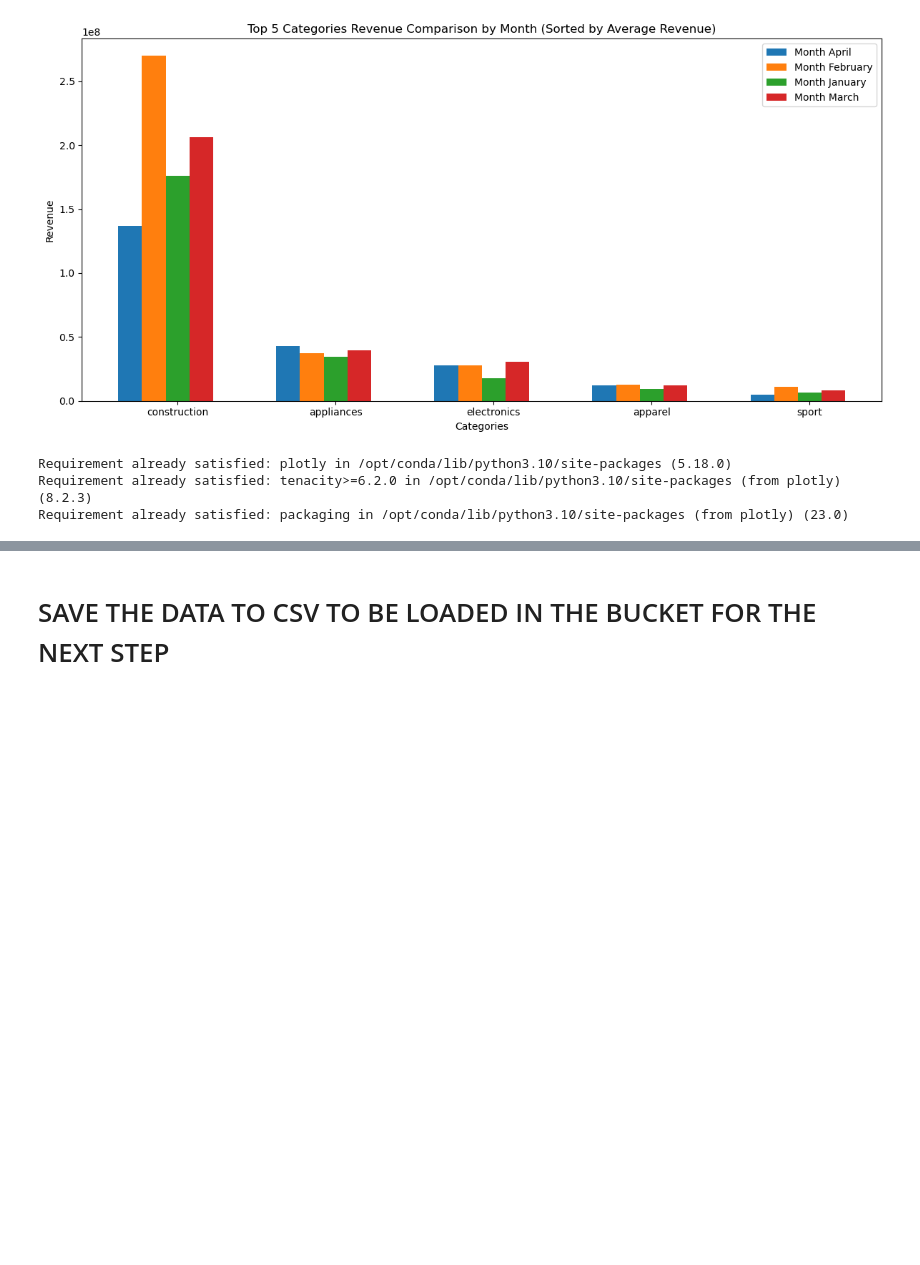
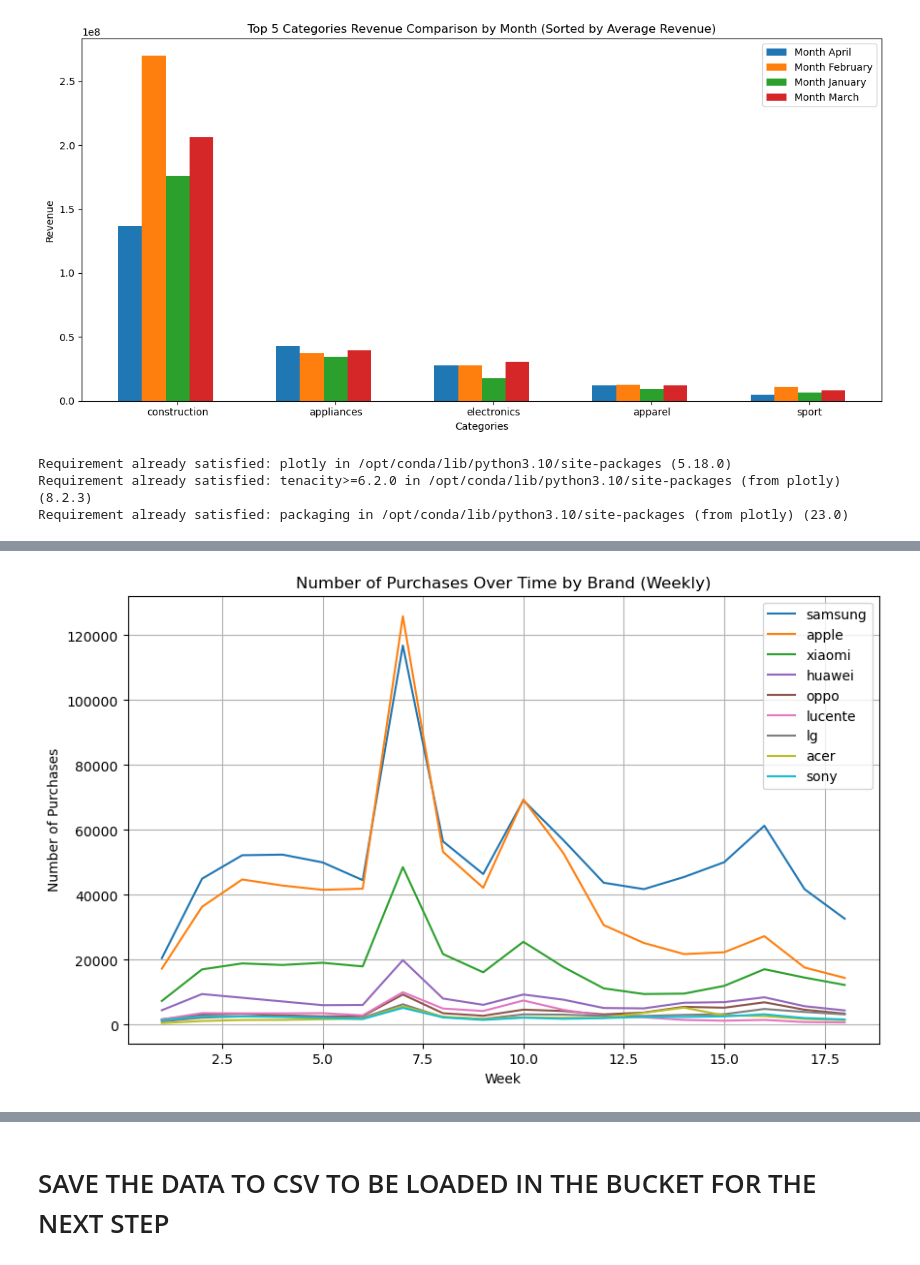
Before and after one commit to Vae2002/BigDataGroup5, a Jupyter notebook: pyspark.ipynb, the cells around one changed output, grey strips where cells are left out. Saved outputs shown, nothing was run; the diff lists cells and outputs as text; code cells hidden in the pictures; blank space fills up the shorter version.

```diff
--- a/pyspark.ipynb
+++ b/pyspark.ipynb
@@ -719,4 +728,7 @@ fig.show()
 # %%
+import matplotlib.pyplot as plt
+from pyspark.sql.functions import weekofyear
+
 # First, identify the top brands
 top_brands = combined_df.filter(combined_df['event_type'] == 'purchase') \
     .groupBy('brand').count().orderBy('count', ascending=False) \
@@ -732,11 +744,20 @@ weekly_brand_purchases = combined_df \
 # Collect data for plotting
 plot_data = weekly_brand_purchases.collect()
 
-# Plotting with Plotly
-fig = px.line(x=[row['week'] for row in plot_data],
-              y=[row['count'] for row in plot_data],
-              color=[row['brand'] for row in plot_data],
-              labels={'x': 'Week', 'y': 'Number of Purchases'},
-              title='Number of Purchases Over Time by Brand (Weekly)')
-fig.show()
+# Create a color map for brands
+colors = plt.cm.tab10.colors[:len(top_brands)]
+
+# Plotting with Matplotlib
+plt.figure(figsize=(10, 6))
+
+for i, brand in enumerate(top_brands):
+    brand_data = [row for row in plot_data if row['brand'] == brand]
+    plt.plot([row['week'] for row in brand_data], [row['count'] for row in brand_data], label=brand, color=colors[i])
+
+plt.xlabel('Week')
+plt.ylabel('Number of Purchases')
+plt.title('Number of Purchases Over Time by Brand (Weekly)')
+plt.legend()
+plt.grid(True)
+plt.show()
 # %% [output]
@@ -744 +764,2 @@ fig.show()
+[figure, added]
 # %%
```
Also changed, not shown: parts of 3 cells of this notebook.
